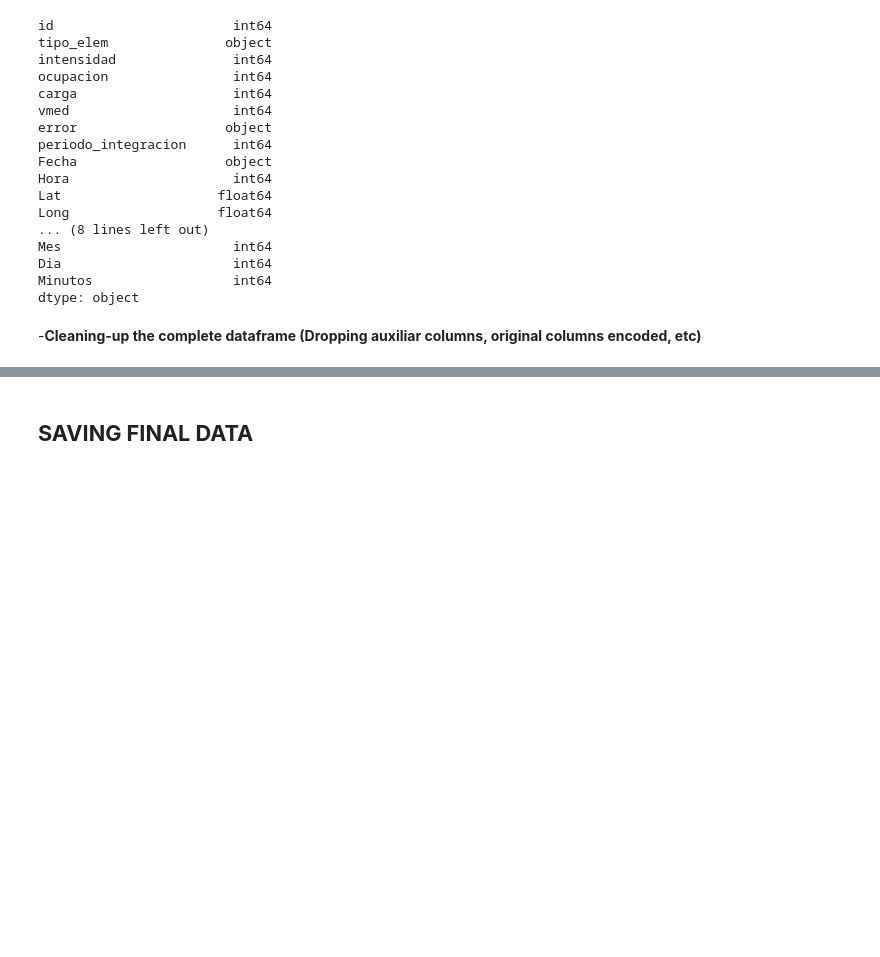
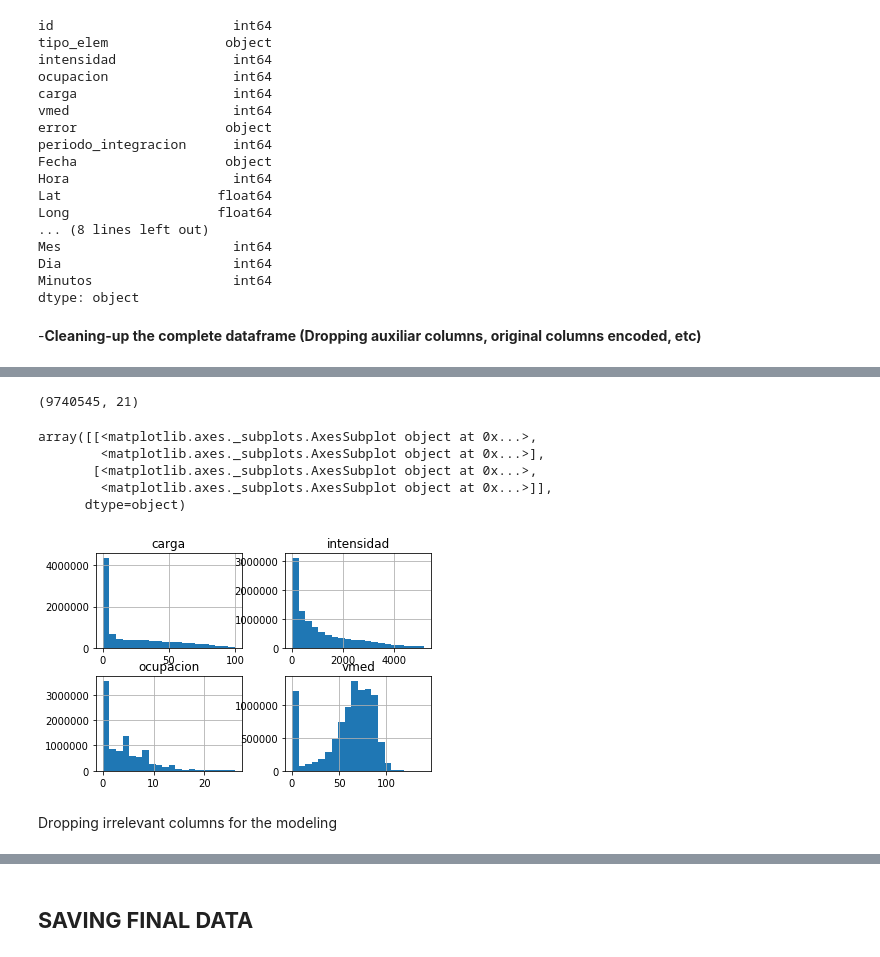
Before and after one commit to antoniobravo05/Data-Science-Master-project, a Jupyter notebook: Data Acquisition and Preparation.ipynb, the cells around one changed output, grey strips where cells are left out. Drawn from its saved outputs; the diff is of its cells as text; code cells hidden in the pictures; blank space fills up the shorter version.

```diff
--- a/Data Acquisition and Preparation.ipynb
+++ b/Data Acquisition and Preparation.ipynb
@@ -603,0 +601,7 @@ dtype: object
+# %%
+%%time
+threshold=3
+df_complete_7=df_complete_7.drop(df_complete_7[np.abs(df_complete_7['intensidad_zscore']) > threshold].index)
+df_complete_7=df_complete_7.drop(df_complete_7[np.abs(df_complete_7['ocupacion_zscore']) > threshold].index)
+df_complete_7=df_complete_7.drop(df_complete_7[np.abs(df_complete_7['carga_zscore']) > threshold].index)
+df_complete_7=df_complete_7.drop(df_complete_7[np.abs(df_complete_7['vmed_zscore']) > threshold].index)
@@ -604 +611,16 @@ dtype: object
+# %%
+df_complete_7.shape
+# %% [output]
+(9740545, 21)
+# %%
+df_complete_7[['intensidad','ocupacion','vmed','carga']].hist(bins=20)
+# %% [output]
+array([[<matplotlib.axes._subplots.AxesSubplot object at 0x...>,
+        <matplotlib.axes._subplots.AxesSubplot object at 0x...>],
+       [<matplotlib.axes._subplots.AxesSubplot object at 0x...>,
+        <matplotlib.axes._subplots.AxesSubplot object at 0x...>]],
+      dtype=object)
+[figure, added]
+# %% [markdown]
+Dropping irrelevant columns for the modeling
 # %%
```
Also changed, not shown: parts of 44 cells of this notebook, 1 other file.
